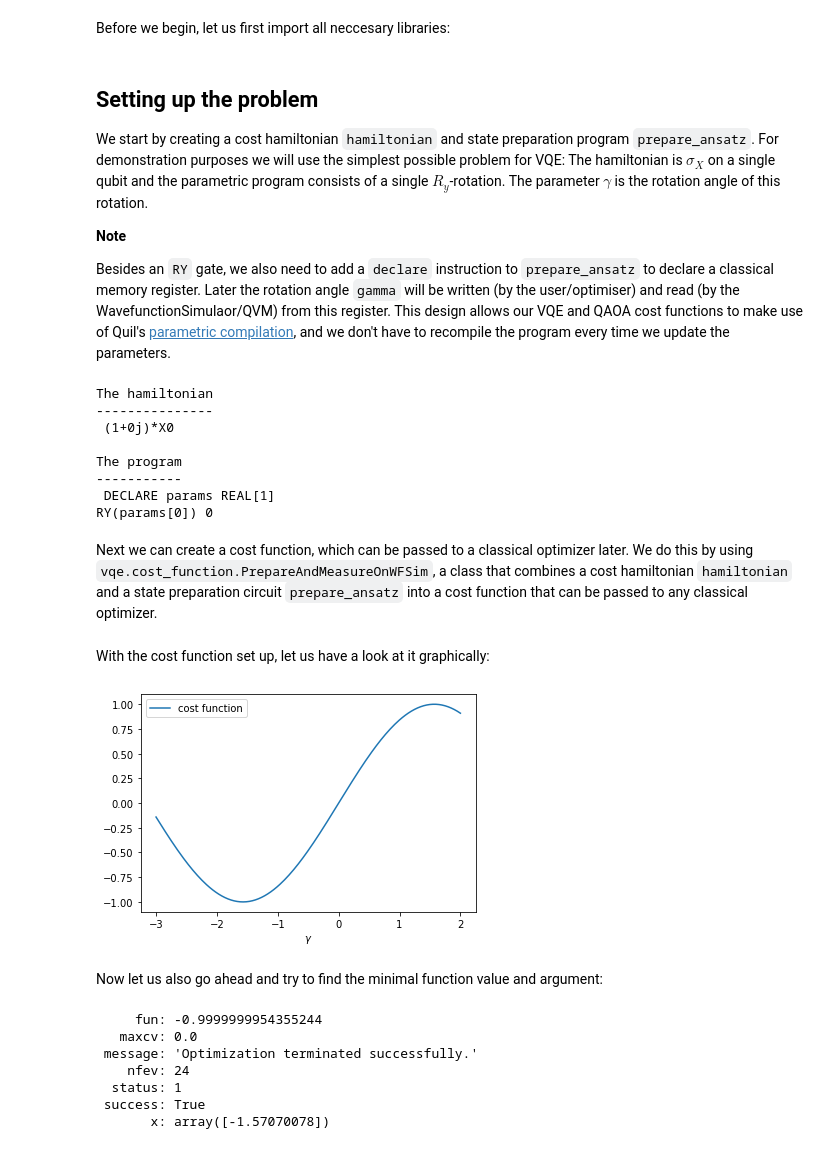
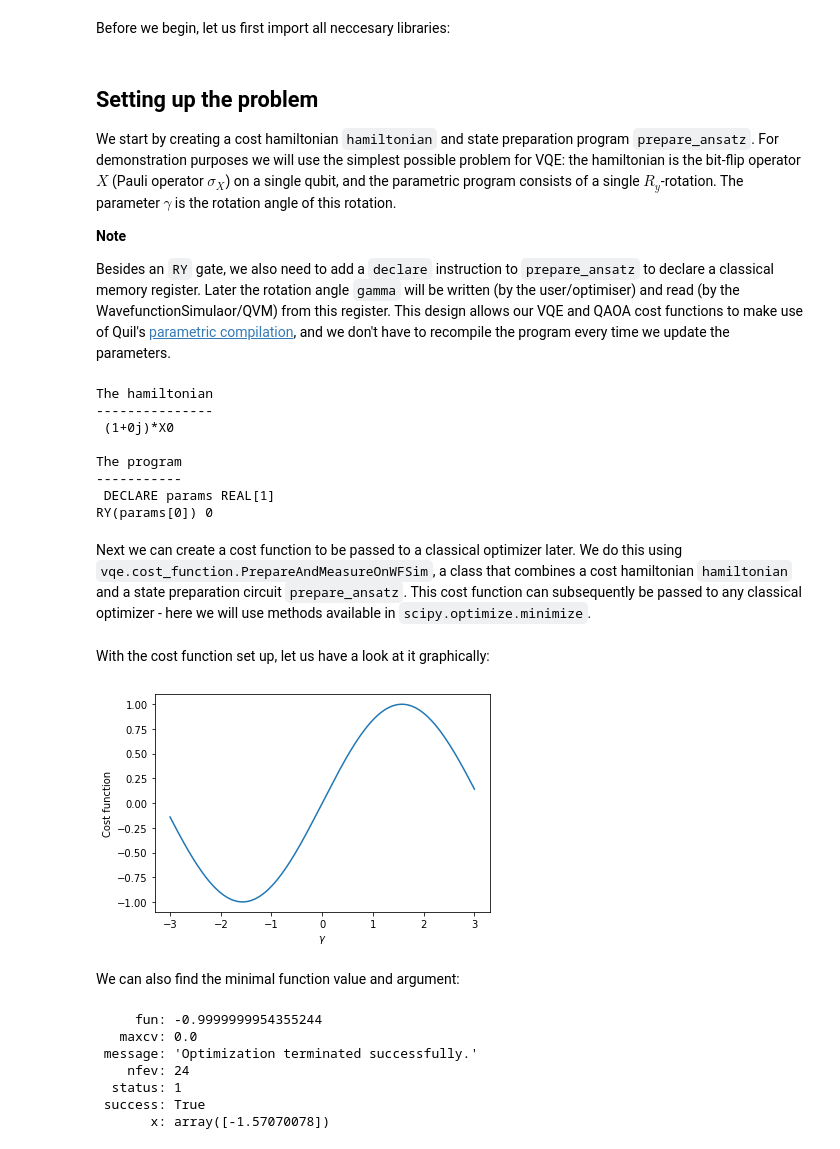
Before and after one commit to entropicalabs/entropica_qaoa, a Jupyter notebook: examples/4_CostFunctionsAndVQE.ipynb, the cells around one changed output. Drawn from its saved outputs; the diff is of its cells as text; code cells hidden in the pictures.

```diff
--- a/examples/4_CostFunctionsAndVQE.ipynb
+++ b/examples/4_CostFunctionsAndVQE.ipynb
@@ -58,7 +60,7 @@ from entropica_qaoa.qaoa.parameters import StandardParams, FourierParams
 
 ## Setting up the problem
 
-We start by creating a cost hamiltonian `hamiltonian` and state preparation program `prepare_ansatz`. For demonstration purposes we will use the simplest possible problem for VQE:  The hamiltonian is $\sigma_X$ on a single qubit and the parametric program consists of a single $R_y$-rotation. The parameter $\gamma$ is the rotation angle of this rotation.
+We start by creating a cost hamiltonian `hamiltonian` and state preparation program `prepare_ansatz`. For demonstration purposes we will use the simplest possible problem for VQE:  the hamiltonian is the bit-flip operator $X$ (Pauli operator $\sigma_X$) on a single qubit, and the parametric program consists of a single $R_y$-rotation. The parameter $\gamma$ is the rotation angle of this rotation.
 
 
 **Note**
@@ -91,7 +93,7 @@ The program
  DECLARE params REAL[1]
 RY(params[0]) 0
 # %% [markdown]
-Next we can create a cost function, which can be passed to a classical optimizer later. We do this by using `vqe.cost_function.PrepareAndMeasureOnWFSim`, a class that combines a cost hamiltonian `hamiltonian` and a state preparation circuit `prepare_ansatz` into a cost function that can be passed to any classical optimizer.
+Next we can create a cost function to be passed to a classical optimizer later. We do this using `vqe.cost_function.PrepareAndMeasureOnWFSim`, a class that combines a cost hamiltonian `hamiltonian` and a state preparation circuit `prepare_ansatz`. This cost function can subsequently be passed to any classical optimizer - here we will use methods available in `scipy.optimize.minimize`.
 # %%
 # create the cost_function with our ansatz and hamiltonian:
 cost_fun = PrepareAndMeasureOnWFSim(prepare_ansatz=prepare_ansatz,
@@ -100,18 +102,19 @@ cost_fun = PrepareAndMeasureOnWFSim(prepare_ansatz=prepare_ansatz,
 # %% [markdown]
 With the cost function set up, let us have a look at it graphically:
 # %%
-gammas = np.linspace(-3,2,200)
+gammas = np.linspace(-3,3,200)
 exp_vals = np.empty_like(gammas)
 for i, v in enumerate(gammas):
     exp_vals[i] = cost_fun([v])
+
+plt.plot(gammas, exp_vals)
+plt.xlabel(r"$\gamma$")
+plt.ylabel("Cost function")
+plt.show()
+# %% [output]
+[figure, added]
-# %%
-plt.plot(gammas, exp_vals, label="cost function")
-plt.xlabel(r"$\gamma$")
-plt.legend();
-# %% [output]
-[figure, removed]
 # %% [markdown]
-Now let us also go ahead and try to find the minimal function value and argument:
+We can also find the minimal function value and argument:
 # %%
 # the initial argument
 gamma0 = [0]
```
Also changed, not shown: parts of 70 cells of this notebook.
